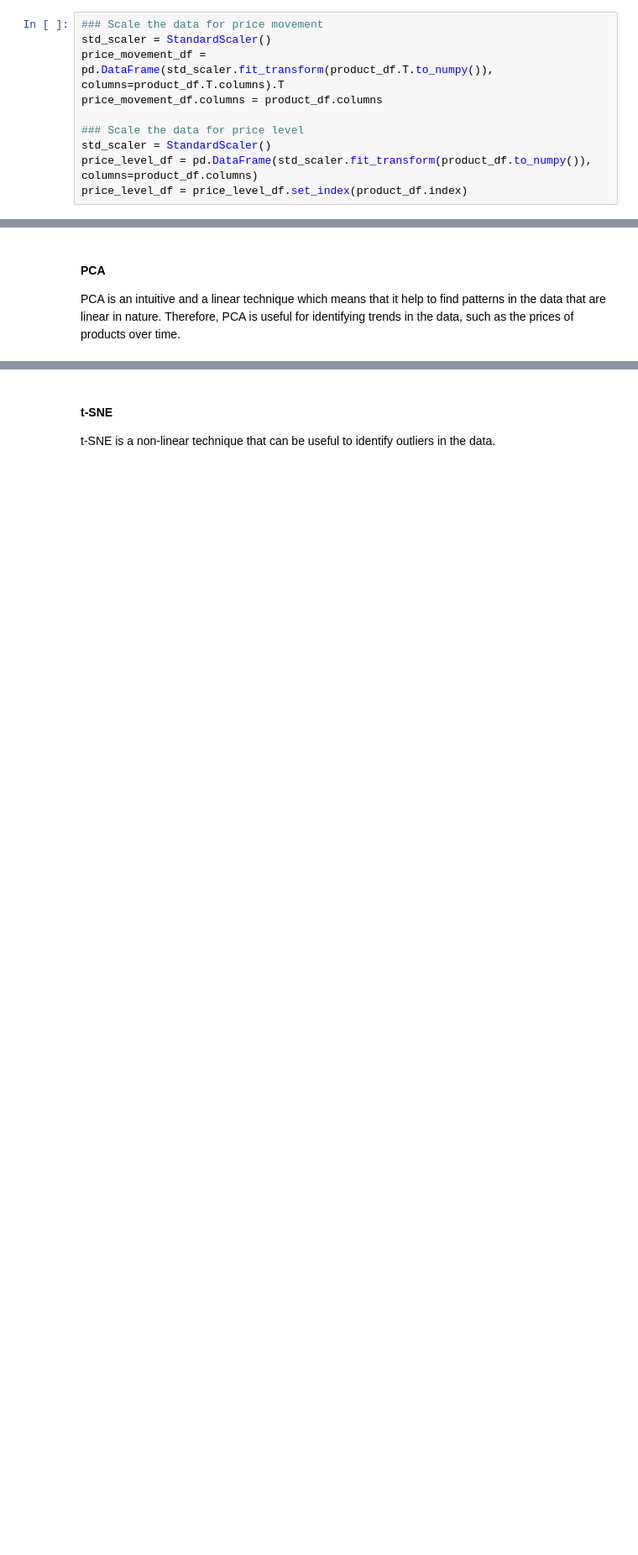
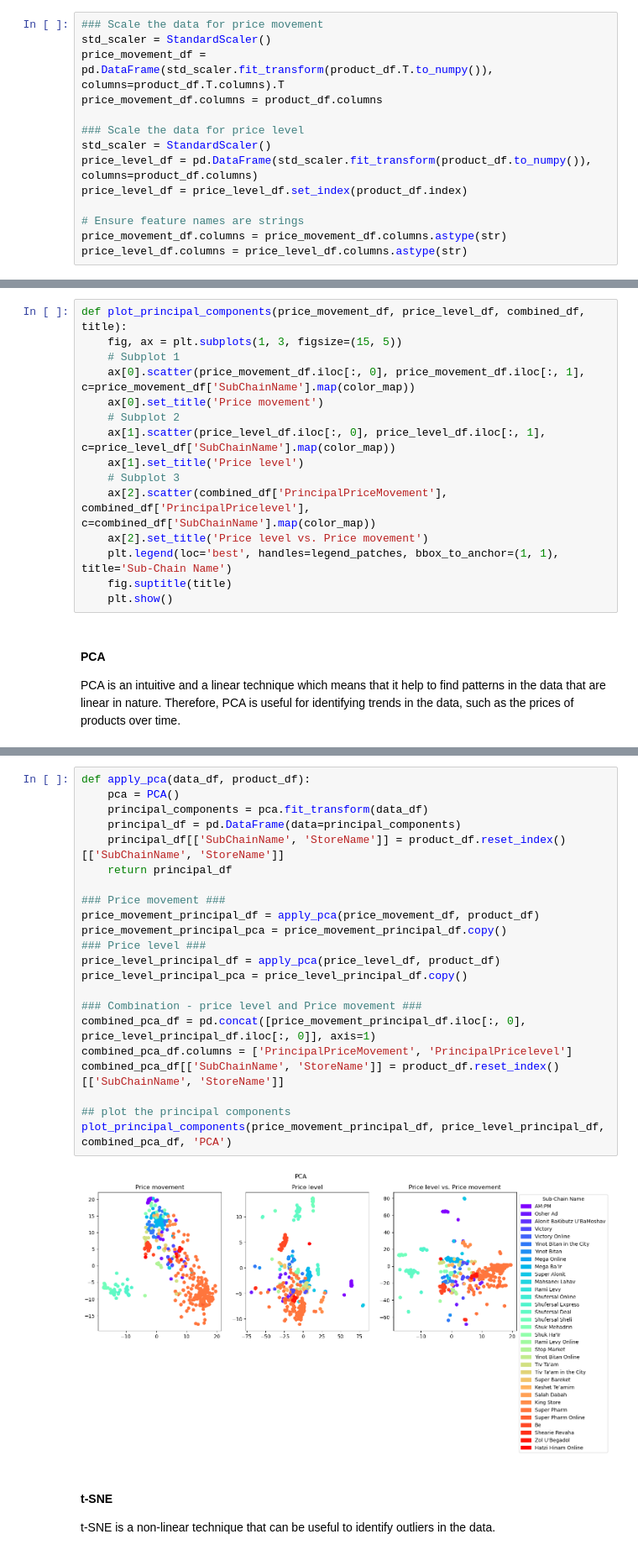
Before and after one commit to isrkan/Competitive_Price_Intelligence, a Jupyter notebook: jupyter_notebooks/Identifying_competitors_using_dimension_reduction_and_clustering_methods.ipynb, the cells around one changed output, grey strips where cells are left out. Shown at 84% size. Saved outputs shown, nothing was run; the diff lists cells and outputs as text; blank space fills up the shorter version.

```diff
--- a/jupyter_notebooks/Identifying_competitors_using_dimension_reduction_and_clustering_methods.ipynb
+++ b/jupyter_notebooks/Identifying_competitors_using_dimension_reduction_and_clustering_methods.ipynb
@@ -196,6 +197,10 @@ price_movement_df.columns = product_df.columns
 std_scaler = StandardScaler()
 price_level_df = pd.DataFrame(std_scaler.fit_transform(product_df.to_numpy()), columns=product_df.columns)
 price_level_df = price_level_df.set_index(product_df.index)
+
+# Ensure feature names are strings
+price_movement_df.columns = price_movement_df.columns.astype(str)
+price_level_df.columns = price_level_df.columns.astype(str)
 # %% [markdown]
 ## Dimensionality reduction
 
@@ -206,6 +211,21 @@ subchain_names = product_df.reset_index()['SubChainName'].unique()
 color_map = dict(zip(subchain_names, cm.rainbow(np.linspace(0, 1, len(subchain_names)))))
 # Create a list of patches (colored rectangles) for the legend
 legend_patches = [mpatches.Patch(color=color, label=label) for label, color in color_map.items()]
+# %%
+def plot_principal_components(price_movement_df, price_level_df, combined_df, title):
+    fig, ax = plt.subplots(1, 3, figsize=(15, 5))
+    # Subplot 1
+    ax[0].scatter(price_movement_df.iloc[:, 0], price_movement_df.iloc[:, 1], c=price_movement_df['SubChainName'].map(color_map))
+    ax[0].set_title('Price movement')
+    # Subplot 2
+    ax[1].scatter(price_level_df.iloc[:, 0], price_level_df.iloc[:, 1], c=price_level_df['SubChainName'].map(color_map))
+    ax[1].set_title('Price level')
+    # Subplot 3
+    ax[2].scatter(combined_df['PrincipalPriceMovement'], combined_df['PrincipalPricelevel'], c=combined_df['SubChainName'].map(color_map))
+    ax[2].set_title('Price level vs. Price movement')
+    plt.legend(loc='best', handles=legend_patches, bbox_to_anchor=(1, 1), title='Sub-Chain Name')
+    fig.suptitle(title)
+    plt.show()
 # %% [markdown]
 #### PCA
 
@@ -251,3 +233,27 @@ plt.show()
+# %%
+def apply_pca(data_df, product_df):
+    pca = PCA()
+    principal_components = pca.fit_transform(data_df)
+    principal_df = pd.DataFrame(data=principal_components)
+    principal_df[['SubChainName', 'StoreName']] = product_df.reset_index()[['SubChainName', 'StoreName']]
+    return principal_df
+
+### Price movement ###
+price_movement_principal_df = apply_pca(price_movement_df, product_df)
+price_movement_principal_pca = price_movement_principal_df.copy()
+### Price level ###
+price_level_principal_df = apply_pca(price_level_df, product_df)
+price_level_principal_pca = price_level_principal_df.copy()
+
+### Combination - price level and Price movement ###
+combined_pca_df = pd.concat([price_movement_principal_df.iloc[:, 0], price_level_principal_df.iloc[:, 0]], axis=1)
+combined_pca_df.columns = ['PrincipalPriceMovement', 'PrincipalPricelevel']
+combined_pca_df[['SubChainName', 'StoreName']] = product_df.reset_index()[['SubChainName', 'StoreName']]
+
+## plot the principal components
+plot_principal_components(price_movement_principal_df, price_level_principal_df, combined_pca_df, 'PCA')
+# %% [output]
+[figure, added]
 # %% [markdown]
 #### t-SNE
 
```
Also changed, not shown: parts of 21 cells of this notebook.
